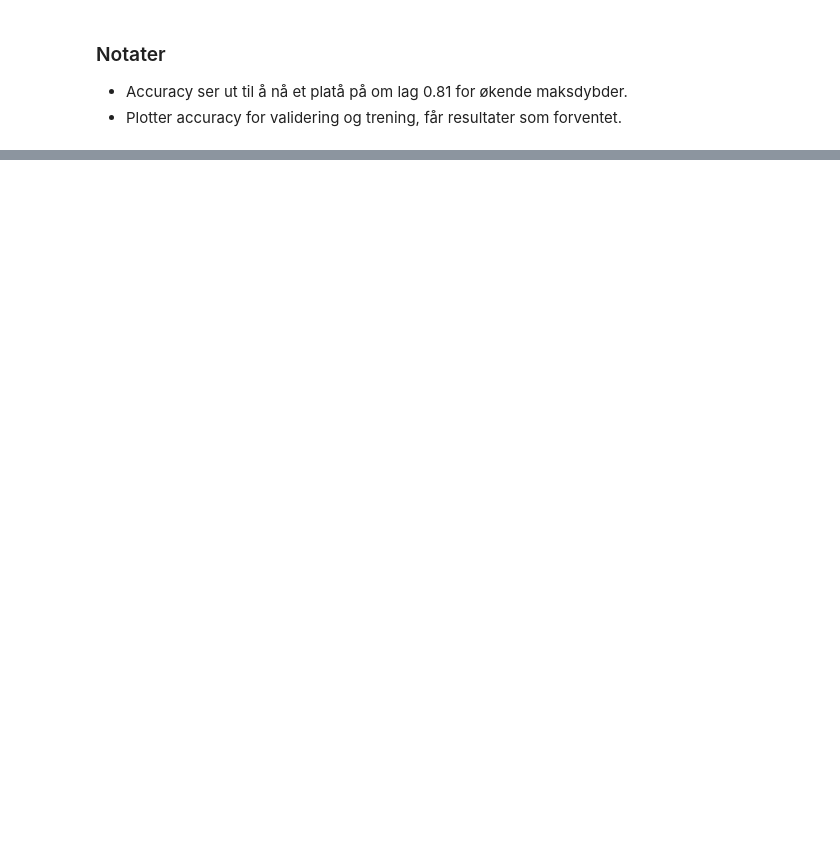
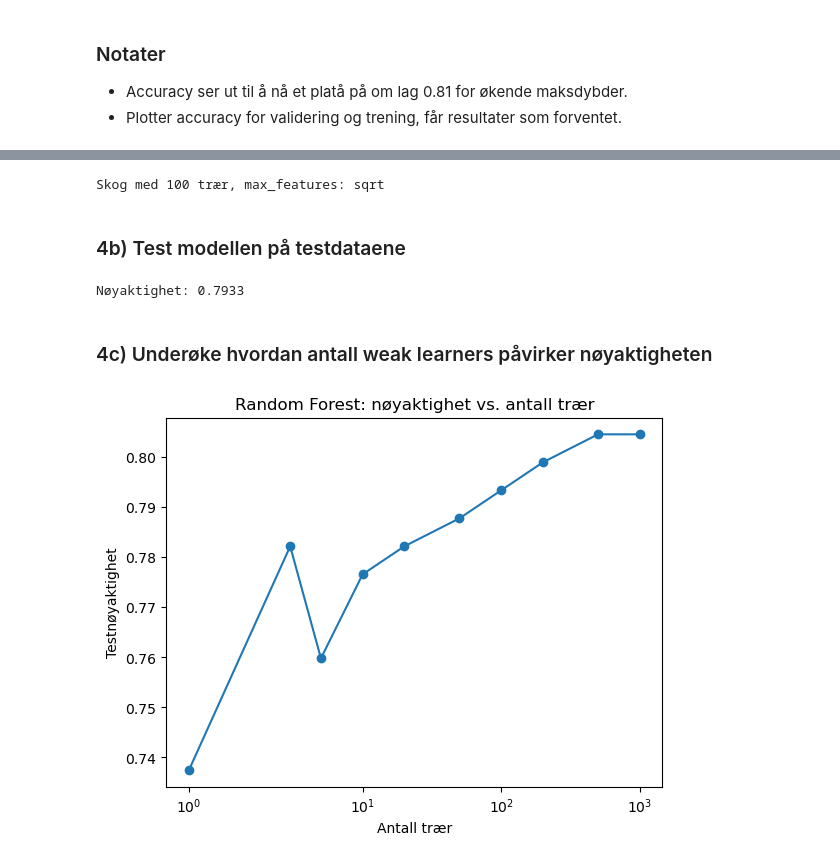
Before and after one commit to aadnerol/HON2200, a Jupyter notebook: oblig/code/oppgave.ipynb, the cells around one changed output, grey strips where cells are left out. Drawn from its saved outputs; the diff is of its cells as text; code cells hidden in the pictures; blank space fills up the shorter version.

```diff
--- a/oblig/code/oppgave.ipynb
+++ b/oblig/code/oppgave.ipynb
@@ -388,0 +395,32 @@ plt.savefig("../figures/acc_score_maksdybde_10.pdf", format="pdf")
+# %%
+skog = RandomForestClassifier(n_estimators=100, max_features="sqrt", random_state=seed)
+skog.fit(X_train, y_train.ravel())
+print(f"Skog med {skog.n_estimators} trær, max_features: {skog.max_features}")
+# %% [output]
+Skog med 100 trær, max_features: sqrt
+# %% [markdown]
+### 4b) Test modellen på testdataene
+# %%
+prediksjoner = skog.predict(X_val)
+noyaktighet = skog.score(X_val, y_val)
+print(f"Nøyaktighet: {np.round(noyaktighet, 4)}")
+# %% [output]
+Nøyaktighet: 0.7933
+# %% [markdown]
+### 4c) Underøke hvordan antall weak learners påvirker nøyaktigheten
+# %%
+weak_learners = [1, 3, 5, 10, 20, 50, 100, 200, 500, 1000]
+accuracies = []
+for n in weak_learners:
+    rf = RandomForestClassifier(n_estimators = n, random_state=seed)
+    rf.fit(X_train, y_train.ravel())
+    accuracies.append(rf.score(X_val, y_val))
+# %%
+plt.plot(weak_learners, accuracies, marker="o")
+plt.xlabel("Antall trær")
+plt.ylabel("Testnøyaktighet")
+plt.title("Random Forest: nøyaktighet vs. antall trær")
+plt.xscale("symlog")
+plt.show()
+# %% [output]
+[figure, added]
```
Also changed, not shown: parts of 11 cells of this notebook, 3 other files.
